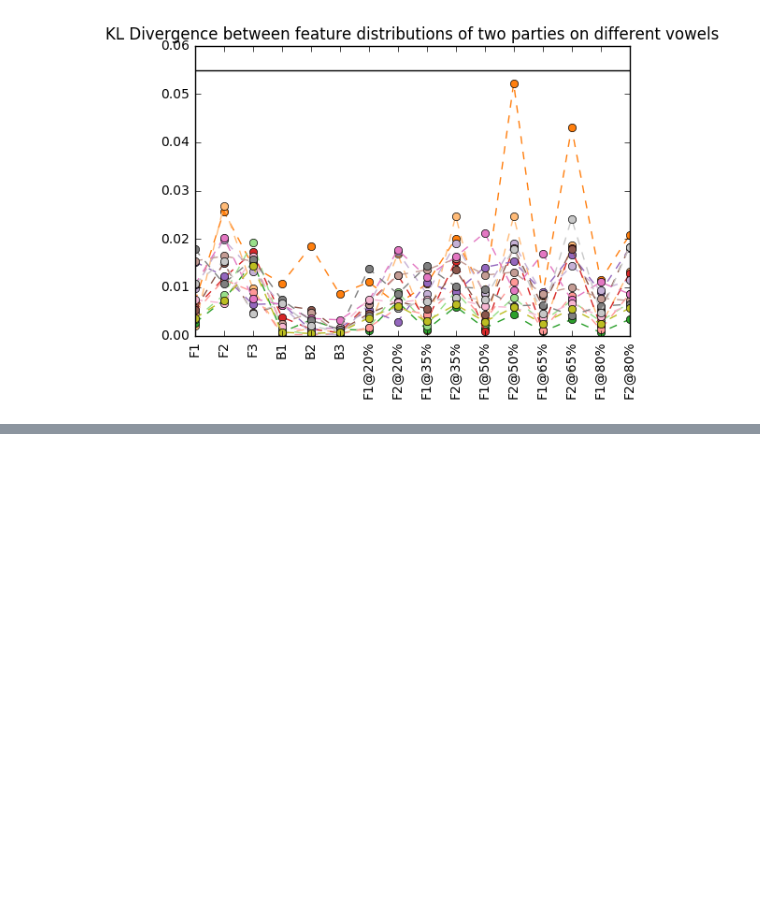
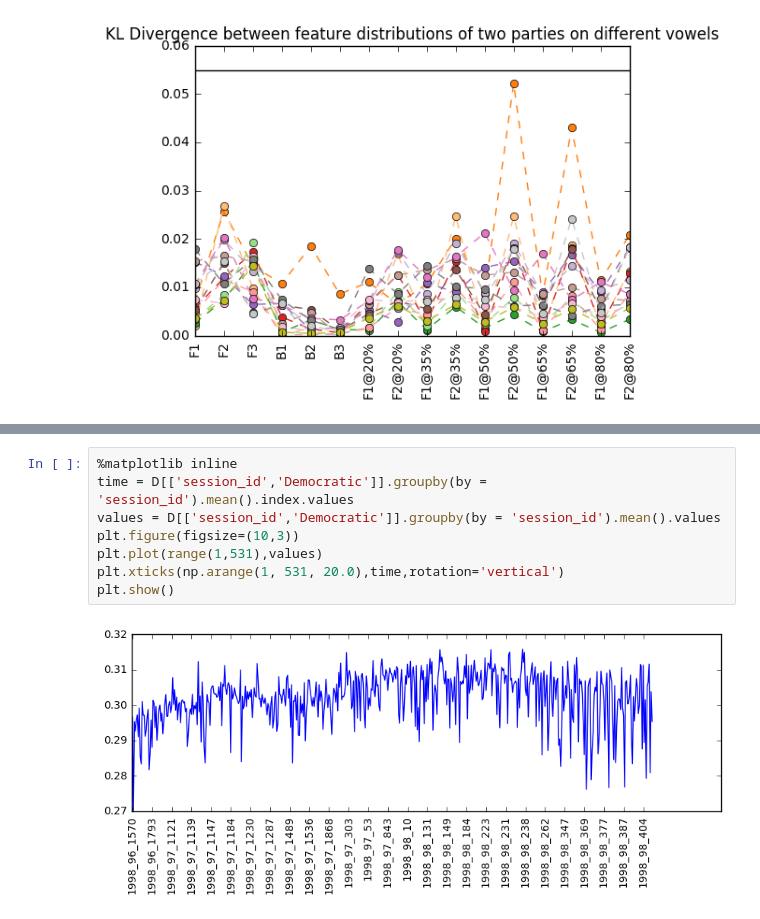
Before and after one commit to wooginawunan/MLProject_paraphrasing_legal_phrases, a Jupyter notebook: KL-Divergence.ipynb, the cells around one changed output, grey strips where cells are left out. Drawn from its saved outputs; the diff is of its cells as text; blank space fills up the shorter version.

Commit message:
Add time_series plotting

```diff
--- a/KL-Divergence.ipynb
+++ b/KL-Divergence.ipynb
@@ -80,0 +94,10 @@ plt.show()
+# %%
+%matplotlib inline
+time = D[['session_id','Democratic']].groupby(by = 'session_id').mean().index.values
+values = D[['session_id','Democratic']].groupby(by = 'session_id').mean().values
+plt.figure(figsize=(10,3))
+plt.plot(range(1,531),values)
+plt.xticks(np.arange(1, 531, 20.0),time,rotation='vertical')
+plt.show()
+# %% [output]
+[figure, added]
```
Also changed, not shown: parts of 4 cells of this notebook.
